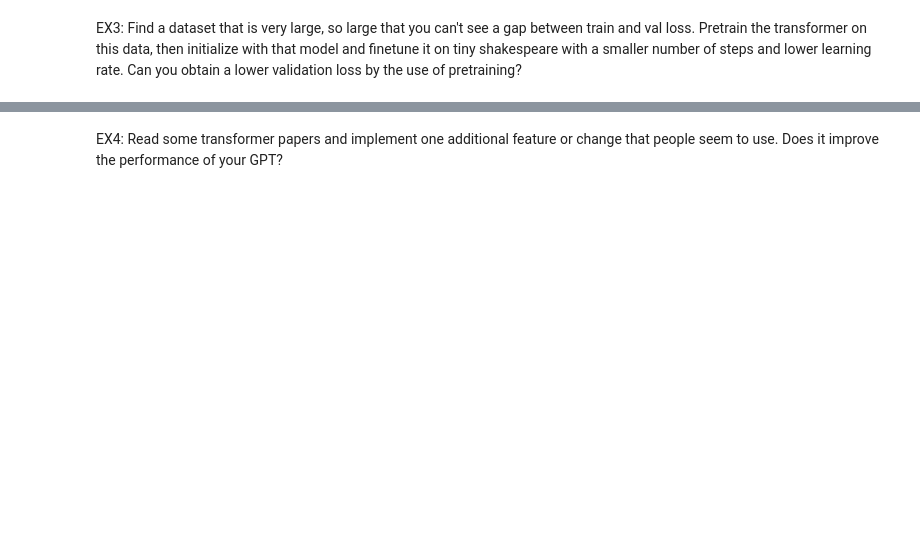
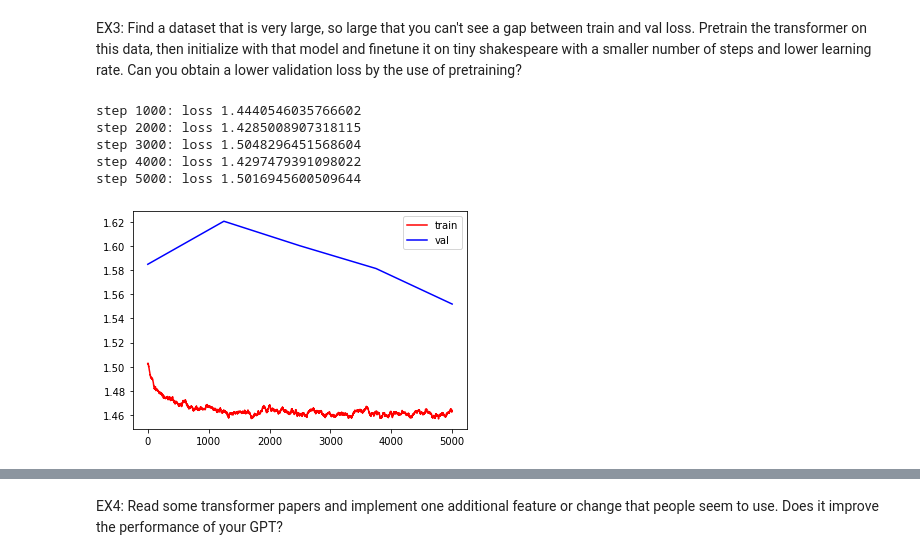
Before and after one commit to lowrollr/nn_zero_to_hero, a Jupyter notebook: l7_gpt/exercises.ipynb, the cells around one changed output, grey strips where cells are left out. Saved outputs shown, nothing was run; the diff lists cells and outputs as text; code cells hidden in the pictures; blank space fills up the shorter version.

```diff
--- a/l7_gpt/exercises.ipynb
+++ b/l7_gpt/exercises.ipynb
@@ -385,0 +473,4 @@ EX3: Find a dataset that is very large, so large that you can't see a gap betwee
+# %%
+from copy import deepcopy
+
+finetuned_model = deepcopy(multi_block_model)
@@ -385,0 +481,10 @@ EX3: Find a dataset that is very large, so large that you can't see a gap betwee
+# %%
+losses, eval_losses = train(finetuned_model, 5000, batch_size, context_length, 1e-4)
+plot_ema(losses, eval_losses)
+# %% [output]
+step 1000: loss 1.4440546035766602
+step 2000: loss 1.4285008907318115
+step 3000: loss 1.5048296451568604
+step 4000: loss 1.4297479391098022
+step 5000: loss 1.5016945600509644
+[figure, added]
```
Also changed, not shown: parts of 14 cells of this notebook.
